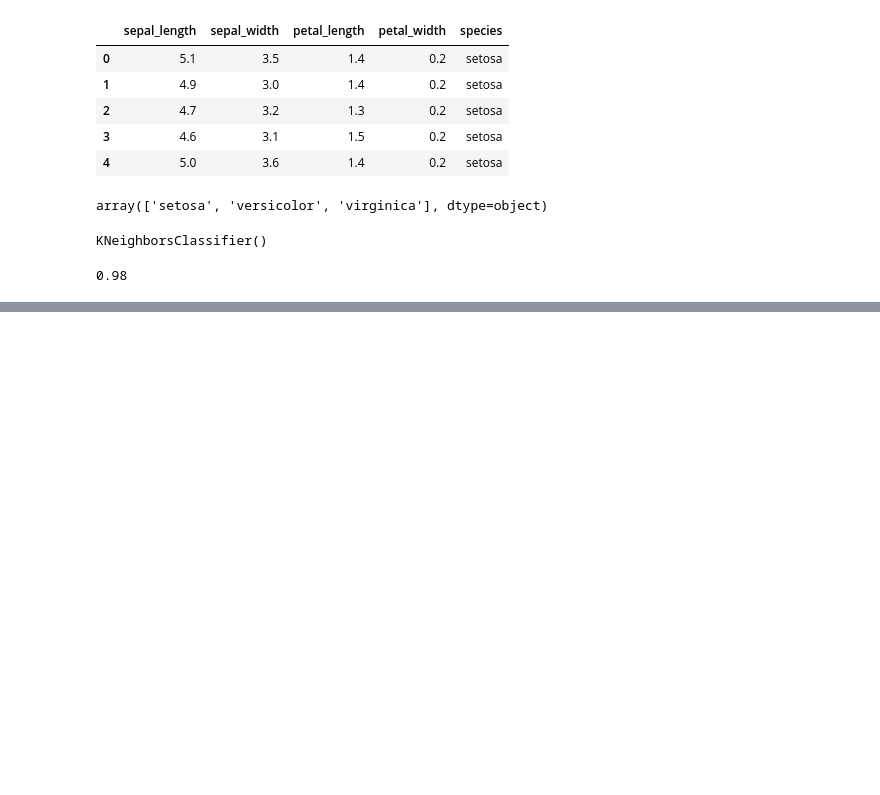
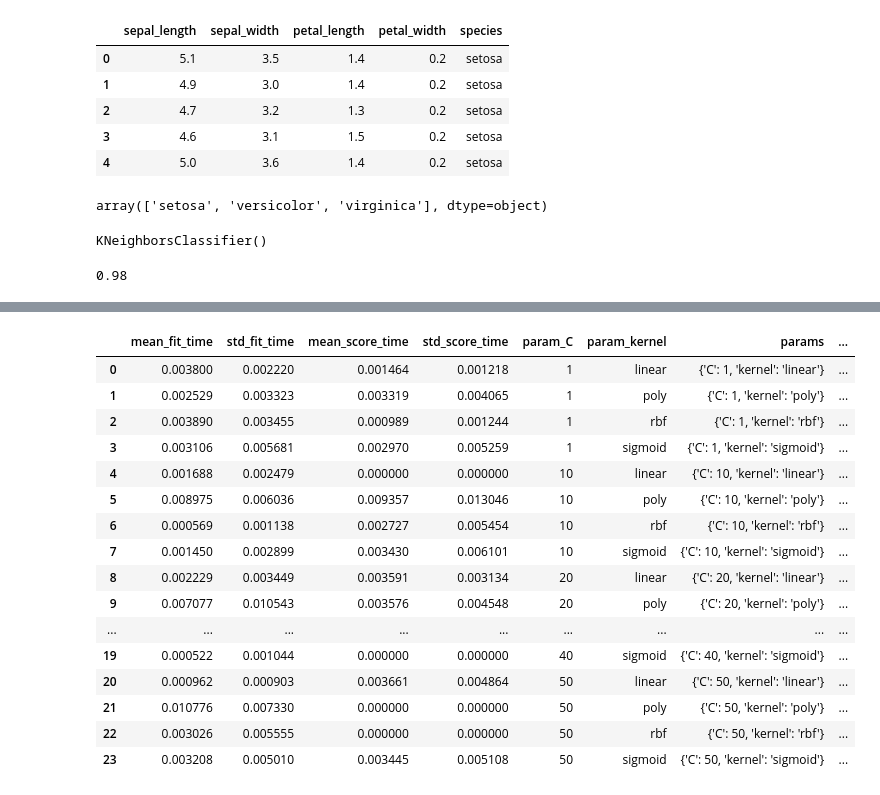
Before and after one commit to VisheshKamble/ML-Learnings, a Jupyter notebook: ML-pt4/grid_search_cv.ipynb, the cells around one changed output, grey strips where cells are left out. Saved outputs shown, nothing was run; the diff lists cells and outputs as text; code cells hidden in the pictures; blank space fills up the shorter version.

Commit message:
Grid_Search_CV Done

```diff
--- a/ML-pt4/grid_search_cv.ipynb
+++ b/ML-pt4/grid_search_cv.ipynb
@@ -41,7 +41,7 @@ model_knn.score(X_test, y_test)
 # %%
 from sklearn.svm import SVC
 # %%
-model_svm = SVC( C=30 , gamma='auto' , kernel='rbf')
+model_svm = SVC(  gamma='auto' )
 # %%
 model_svm.fit(X_train, y_train)
 # %% [output]
@@ -52,0 +57,7 @@ model_svm.score(X_test, y_test)
+# %%
+classifier = GridSearchCV((model_svm) , {
+    'C': [1, 10, 20, 30, 40, 50],
+    'kernel': ['linear', 'poly', 'rbf', 'sigmoid'],
+}, cv=5 , return_train_score=False)
+# %%
+classifier.fit(X , y)
@@ -52,0 +88,22 @@ model_svm.score(X_test, y_test)
+# %%
+results = pd.DataFrame(classifier.cv_results_)
+# %%
+results
+# %% [output]
+|  | mean_fit_time | std_fit_time | mean_score_time | std_score_time | param_C | param_kernel | params | ... |
+| 0 | 0.003800 | 0.002220 | 0.001464 | 0.001218 | 1 | linear | {'C': 1, 'kernel': 'linear'} | ... |
+| 1 | 0.002529 | 0.003323 | 0.003319 | 0.004065 | 1 | poly | {'C': 1, 'kernel': 'poly'} | ... |
+| 2 | 0.003890 | 0.003455 | 0.000989 | 0.001244 | 1 | rbf | {'C': 1, 'kernel': 'rbf'} | ... |
+| 3 | 0.003106 | 0.005681 | 0.002970 | 0.005259 | 1 | sigmoid | {'C': 1, 'kernel': 'sigmoid'} | ... |
+| 4 | 0.001688 | 0.002479 | 0.000000 | 0.000000 | 10 | linear | {'C': 10, 'kernel': 'linear'} | ... |
+| 5 | 0.008975 | 0.006036 | 0.009357 | 0.013046 | 10 | poly | {'C': 10, 'kernel': 'poly'} | ... |
+| 6 | 0.000569 | 0.001138 | 0.002727 | 0.005454 | 10 | rbf | {'C': 10, 'kernel': 'rbf'} | ... |
+| 7 | 0.001450 | 0.002899 | 0.003430 | 0.006101 | 10 | sigmoid | {'C': 10, 'kernel': 'sigmoid'} | ... |
+| 8 | 0.002229 | 0.003449 | 0.003591 | 0.003134 | 20 | linear | {'C': 20, 'kernel': 'linear'} | ... |
+| 9 | 0.007077 | 0.010543 | 0.003576 | 0.004548 | 20 | poly | {'C': 20, 'kernel': 'poly'} | ... |
+| ... | ... | ... | ... | ... | ... | ... | ... | ... |
+| 19 | 0.000522 | 0.001044 | 0.000000 | 0.000000 | 40 | sigmoid | {'C': 40, 'kernel': 'sigmoid'} | ... |
+| 20 | 0.000962 | 0.000903 | 0.003661 | 0.004864 | 50 | linear | {'C': 50, 'kernel': 'linear'} | ... |
+| 21 | 0.010776 | 0.007330 | 0.000000 | 0.000000 | 50 | poly | {'C': 50, 'kernel': 'poly'} | ... |
+| 22 | 0.003026 | 0.005555 | 0.000000 | 0.000000 | 50 | rbf | {'C': 50, 'kernel': 'rbf'} | ... |
+| 23 | 0.003208 | 0.005010 | 0.003445 | 0.005108 | 50 | sigmoid | {'C': 50, 'kernel': 'sigmoid'} | ... |
```
Also changed, not shown: parts of 7 cells of this notebook.
